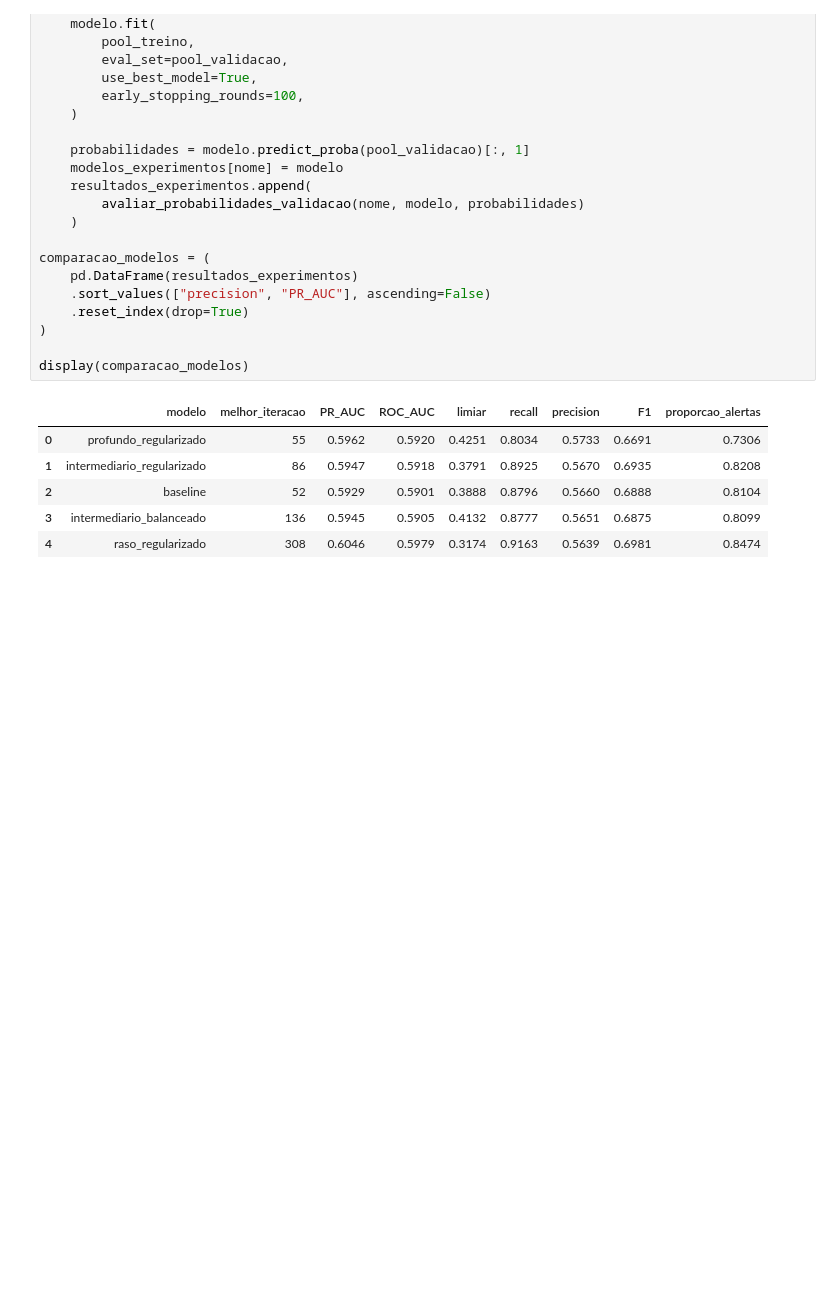
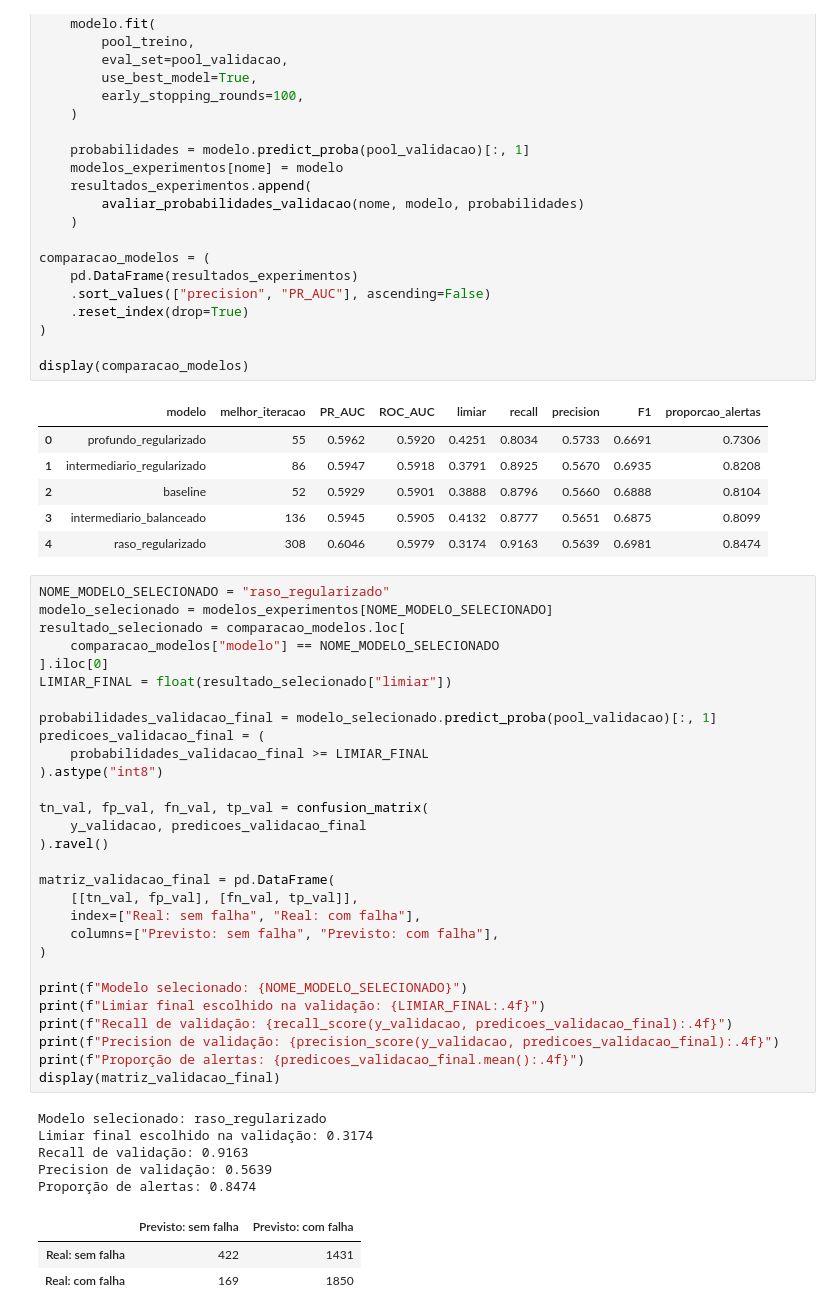
Before and after one commit to joaocardosodias/Lumem, a Jupyter notebook: src/modelo-07/03_treinamento_cat.ipynb, the cells around one changed output. Saved outputs shown, nothing was run; the diff lists cells and outputs as text; blank space fills up the shorter version.

```diff
--- a/src/modelo-07/03_treinamento_cat.ipynb
+++ b/src/modelo-07/03_treinamento_cat.ipynb
@@ -546,3 +546,41 @@ display(comparacao_modelos)
 | 2 | baseline | 52 | 0.5929 | 0.5901 | 0.3888 | 0.8796 | 0.5660 | 0.6888 | 0.8104 |
 | 3 | intermediario_balanceado | 136 | 0.5945 | 0.5905 | 0.4132 | 0.8777 | 0.5651 | 0.6875 | 0.8099 |
 | 4 | raso_regularizado | 308 | 0.6046 | 0.5979 | 0.3174 | 0.9163 | 0.5639 | 0.6981 | 0.8474 |
+# %%
+NOME_MODELO_SELECIONADO = "raso_regularizado"
+modelo_selecionado = modelos_experimentos[NOME_MODELO_SELECIONADO]
+resultado_selecionado = comparacao_modelos.loc[
+    comparacao_modelos["modelo"] == NOME_MODELO_SELECIONADO
+].iloc[0]
+LIMIAR_FINAL = float(resultado_selecionado["limiar"])
+
+probabilidades_validacao_final = modelo_selecionado.predict_proba(pool_validacao)[:, 1]
+predicoes_validacao_final = (
+    probabilidades_validacao_final >= LIMIAR_FINAL
+).astype("int8")
+
+tn_val, fp_val, fn_val, tp_val = confusion_matrix(
+    y_validacao, predicoes_validacao_final
+).ravel()
+
+matriz_validacao_final = pd.DataFrame(
+    [[tn_val, fp_val], [fn_val, tp_val]],
+    index=["Real: sem falha", "Real: com falha"],
+    columns=["Previsto: sem falha", "Previsto: com falha"],
+)
+
+print(f"Modelo selecionado: {NOME_MODELO_SELECIONADO}")
+print(f"Limiar final escolhido na validação: {LIMIAR_FINAL:.4f}")
+print(f"Recall de validação: {recall_score(y_validacao, predicoes_validacao_final):.4f}")
+print(f"Precision de validação: {precision_score(y_validacao, predicoes_validacao_final):.4f}")
+print(f"Proporção de alertas: {predicoes_validacao_final.mean():.4f}")
+display(matriz_validacao_final)
+# %% [output]
+Modelo selecionado: raso_regularizado
+Limiar final escolhido na validação: 0.3174
+Recall de validação: 0.9163
+Precision de validação: 0.5639
+Proporção de alertas: 0.8474
+|  | Previsto: sem falha | Previsto: com falha |
+| Real: sem falha | 422 | 1431 |
+| Real: com falha | 169 | 1850 |
```
Also changed, not shown: parts of 3 cells of this notebook, 4 other files.
